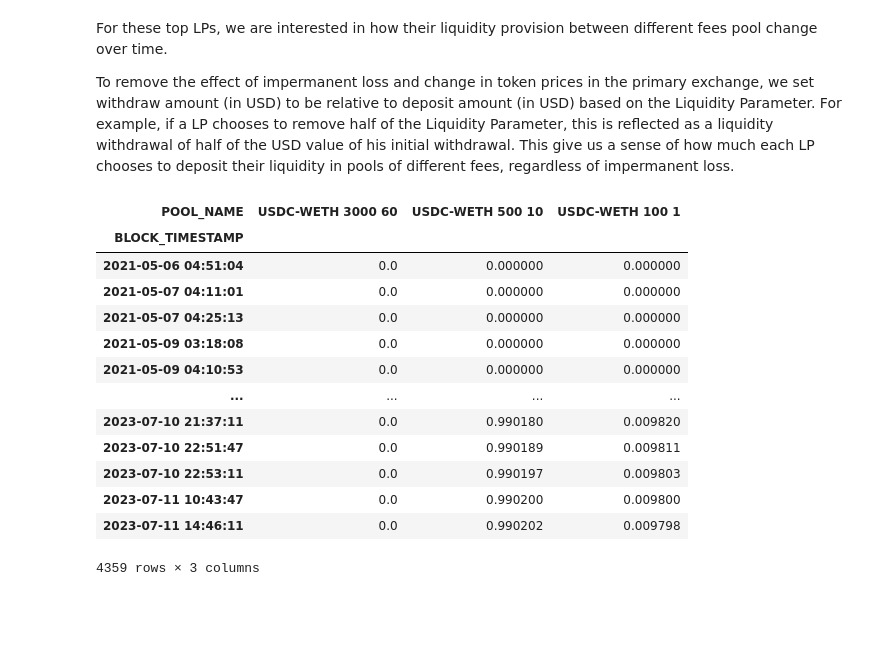
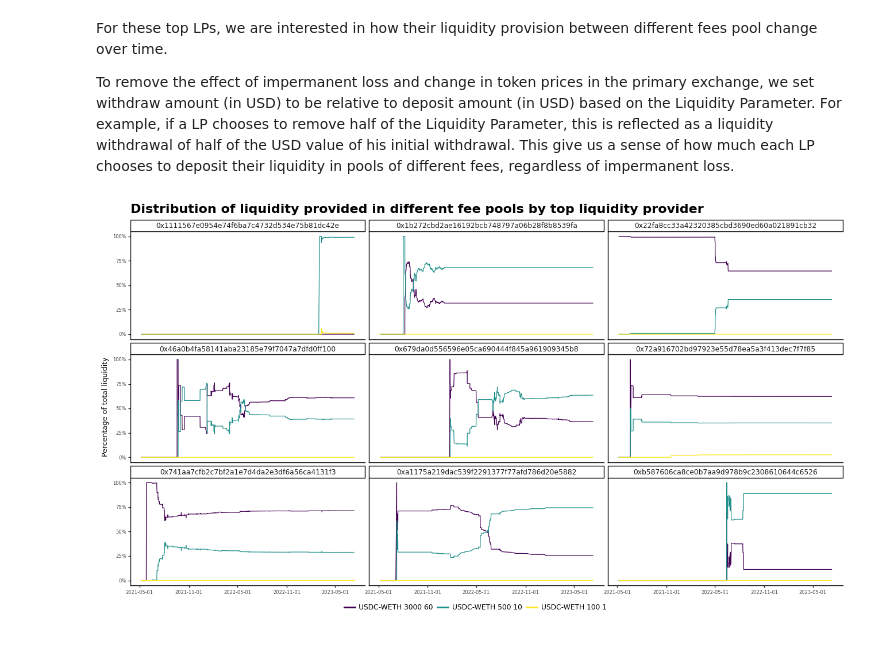
Before and after one commit to zhiconghu/Ethereum_DEX_Data, a Jupyter notebook: FTX Case Study.ipynb, the cells around one changed output. Saved outputs shown, nothing was run; the diff lists cells and outputs as text; code cells hidden in the pictures; blank space fills up the shorter version.

Commit message:
plot of top LPs

```diff
--- a/FTX Case Study.ipynb
+++ b/FTX Case Study.ipynb
@@ -501,7 +501,7 @@ For these top LPs, we are interested in how their liquidity provision between di
 
 To remove the effect of impermanent loss and change in token prices in the primary exchange, we set withdraw amount (in USD) to be relative to deposit amount (in USD) based on the Liquidity Parameter. For example, if a LP chooses to remove half of the Liquidity Parameter, this is reflected as a liquidity withdrawal of half of the USD value of his initial withdrawal. This give us a sense of how much each LP chooses to deposit their liquidity in pools of different fees, regardless of impermanent loss.
 # %%
-n = 10
+n = 9
 individual_LPs_allocation = lp_action[lp_action['SENDER'].isin(individual_LPs['SENDER'].iloc[0:n])].copy()
 individual_LPs_allocation['USD_mean'] = individual_LPs_allocation['AMOUNT0_USD'] + individual_LPs_allocation['AMOUNT1_USD']
 individual_LPs_allocation = individual_LPs_allocation.sort_values(by = ['SENDER','NF_TOKEN_ID','BLOCK_NUMBER'])
@@ -535,22 +535,34 @@ top_LP_allocation = top_LP_allocation.apply(np.cumsum)
 top_LP_allocation = top_LP_allocation.div(top_LP_allocation.groupby(level = 0, axis = 1).sum(), level = 0)
 top_LP_allocation.fillna(0, inplace = True)
 
-# Filter for the FTX month
-#top_LP_allocation[(top_LP_allocation.index >= dt.datetime(2022,11,1)) & (top_LP_allocation.index < dt.datetime(2022,12,1))]
+# Filter for June 2022
+#top_LP_allocation = top_LP_allocation[(top_LP_allocation.index >= dt.datetime(2022,6,1)) & (top_LP_allocation.index < dt.datetime(2022,7,1))]
-# %%
-top_LP_allocation.loc[:,'0x1111567e0954e74f6ba7c4732d534e75b81dc42e']
-# %% [output]
-| POOL_NAME | USDC-WETH 3000 60 | USDC-WETH 500 10 | USDC-WETH 100 1 |
-| BLOCK_TIMESTAMP |  |  |  |
-| 2021-05-06 04:51:04 | 0.0 | 0.000000 | 0.000000 |
-| 2021-05-07 04:11:01 | 0.0 | 0.000000 | 0.000000 |
-| 2021-05-07 04:25:13 | 0.0 | 0.000000 | 0.000000 |
-| 2021-05-09 03:18:08 | 0.0 | 0.000000 | 0.000000 |
-| 2021-05-09 04:10:53 | 0.0 | 0.000000 | 0.000000 |
-| ... | ... | ... | ... |
-| 2023-07-10 21:37:11 | 0.0 | 0.990180 | 0.009820 |
-| 2023-07-10 22:51:47 | 0.0 | 0.990189 | 0.009811 |
-| 2023-07-10 22:53:11 | 0.0 | 0.990197 | 0.009803 |
-| 2023-07-11 10:43:47 | 0.0 | 0.990200 | 0.009800 |
-| 2023-07-11 14:46:11 | 0.0 | 0.990202 | 0.009798 |
-4359 rows × 3 columns
+# %%
+fig = (
+ggplot(top_LP_allocation.unstack(level = 1).reset_index(name = 'perc'), aes(x = 'BLOCK_TIMESTAMP', y = 'perc')) +
+
+    geom_line(aes(color = 'POOL_NAME')) +
+
+    facet_wrap('SENDER') +
+
+    scale_x_datetime(breaks = date_breaks('6 months')) +
+    scale_y_continuous(labels = percent_format()) +
+
+    theme_classic() +
+    theme(plot_title = element_text(size = 16, face = 'bold', ha = 'left'),
+          axis_title_x = element_text(size = 9),
+          axis_text_x = element_text(size = 6),
+          axis_title_y = element_text(size = 9),
+          axis_text_y = element_text(size = 6),
+          legend_position = 'bottom',
+          legend_title = element_blank(),
+          figure_size = (16,8)) +
+    labs(title = 'Distribution of liquidity provided in different fee pools by top liquidity provider',
+         x = '', y = 'Percentage of total liquidity')
+)
+
+fig.save('./Plots/Distribution of liquidity provided in different fee pools by top liquidity provider.png', dpi = 1000)
+
+print(fig)
+# %% [output]
+[figure, added]
```
Also changed, not shown: parts of 9 cells of this notebook, 10 other files.
